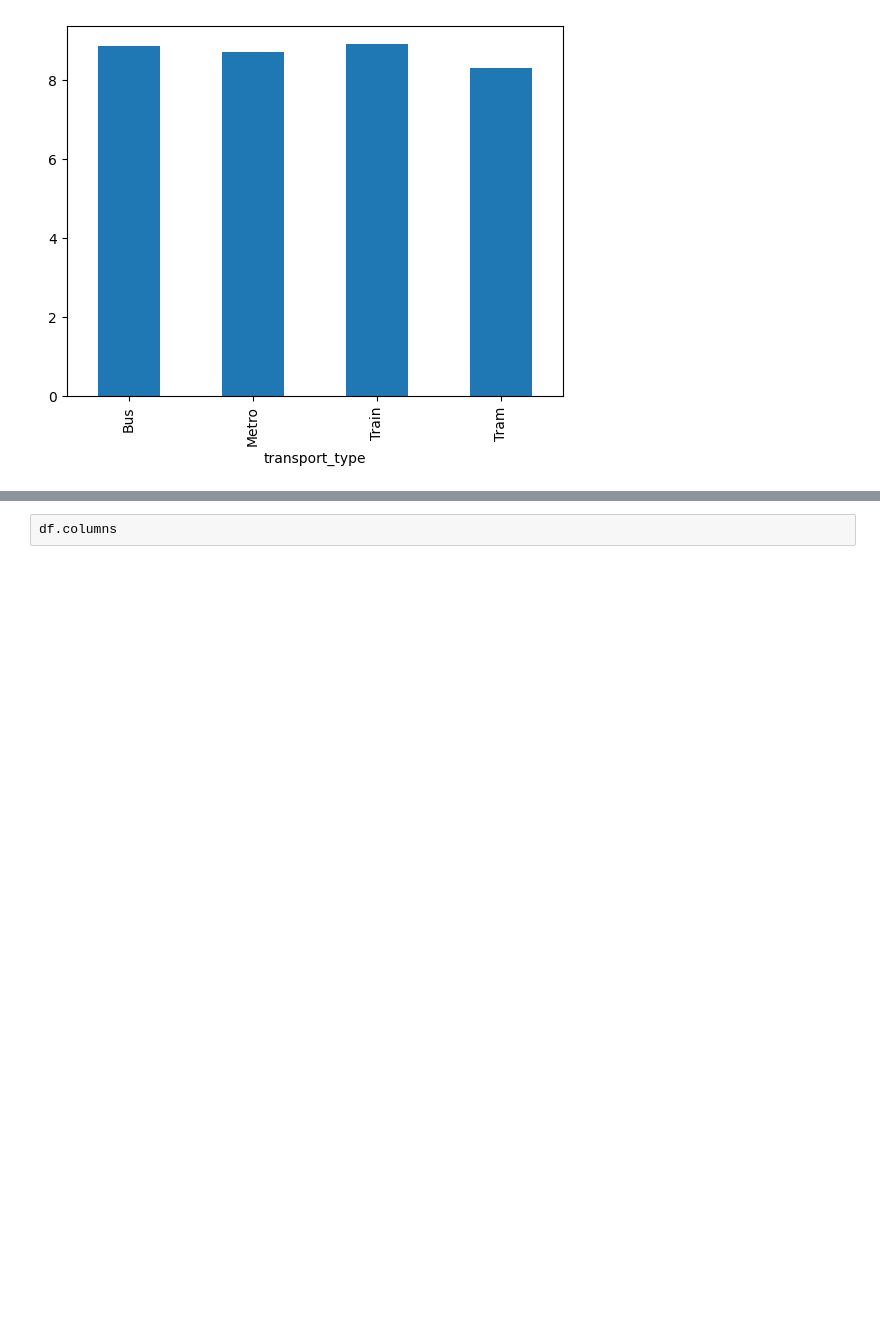
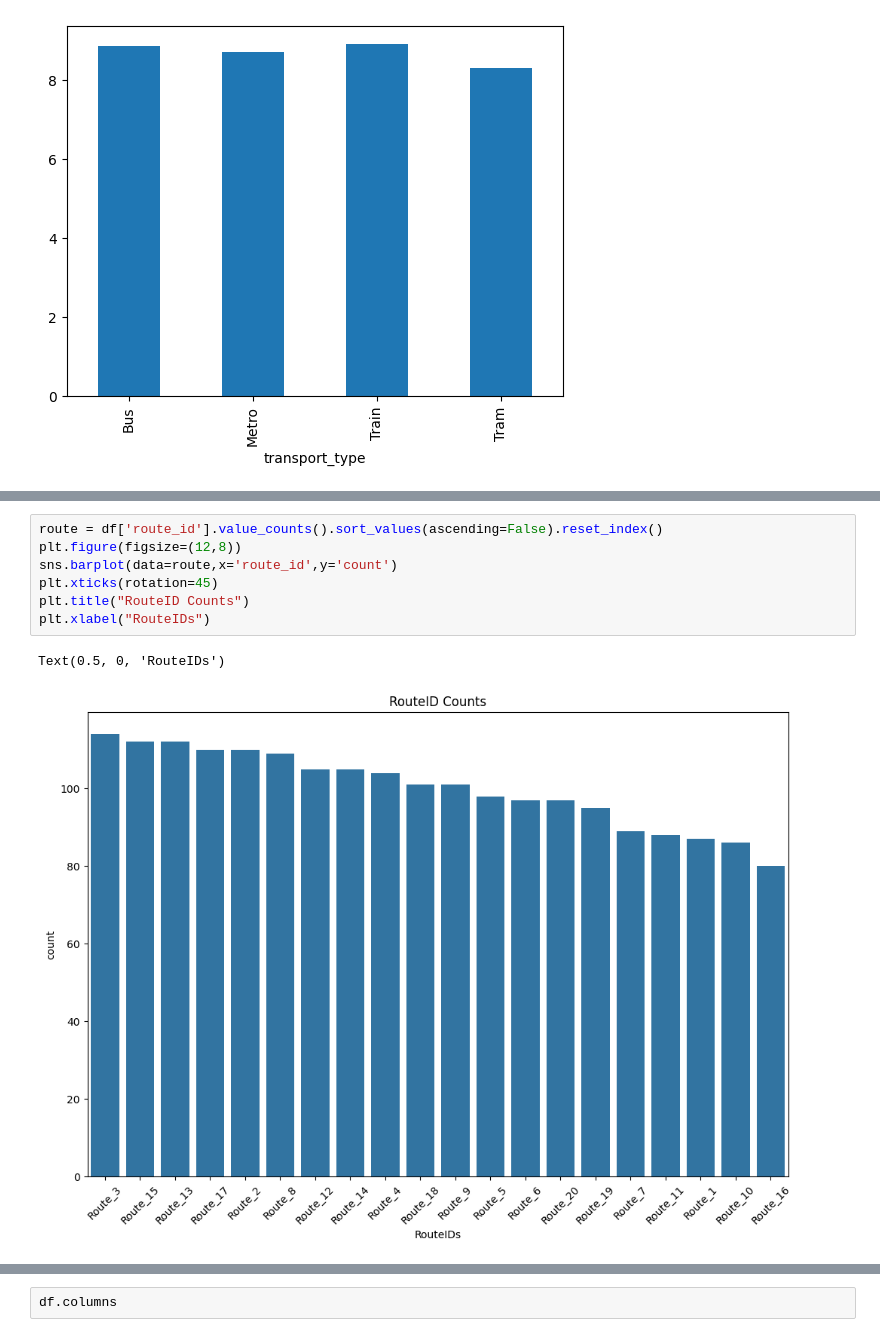
Before and after one commit to rahulghoshal/Public_Transport_Delay_Prediction, a Jupyter notebook: transport.ipynb, the cells around one changed output, grey strips where cells are left out. Saved outputs shown, nothing was run; the diff lists cells and outputs as text; blank space fills up the shorter version.

```diff
--- a/transport.ipynb
+++ b/transport.ipynb
@@ -207,0 +208,10 @@ weather_condition_delay.sort_values().plot(kind='bar')
+# %%
+route = df['route_id'].value_counts().sort_values(ascending=False).reset_index()
+plt.figure(figsize=(12,8))
+sns.barplot(data=route,x='route_id',y='count')
+plt.xticks(rotation=45)
+plt.title("RouteID Counts")
+plt.xlabel("RouteIDs")
+# %% [output]
+Text(0.5, 0, 'RouteIDs')
+[figure, added]
```
Also changed, not shown: parts of 5 cells of this notebook.
